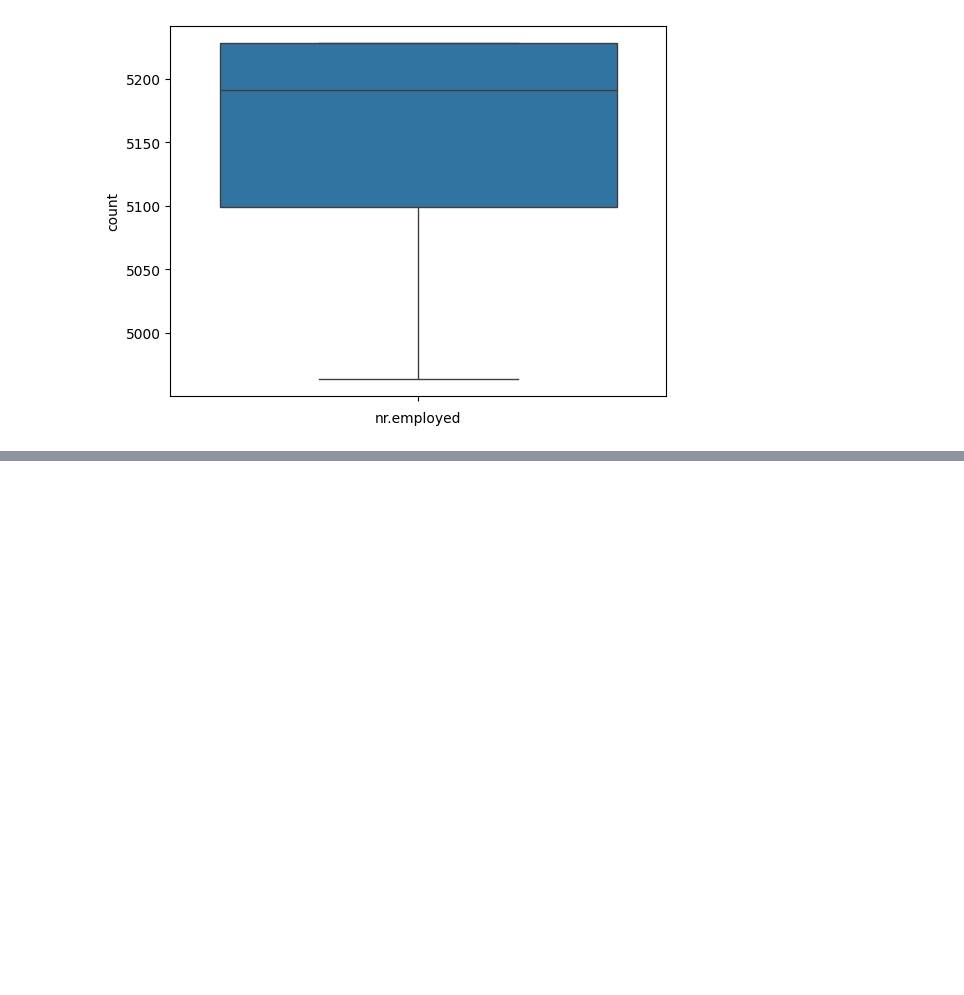
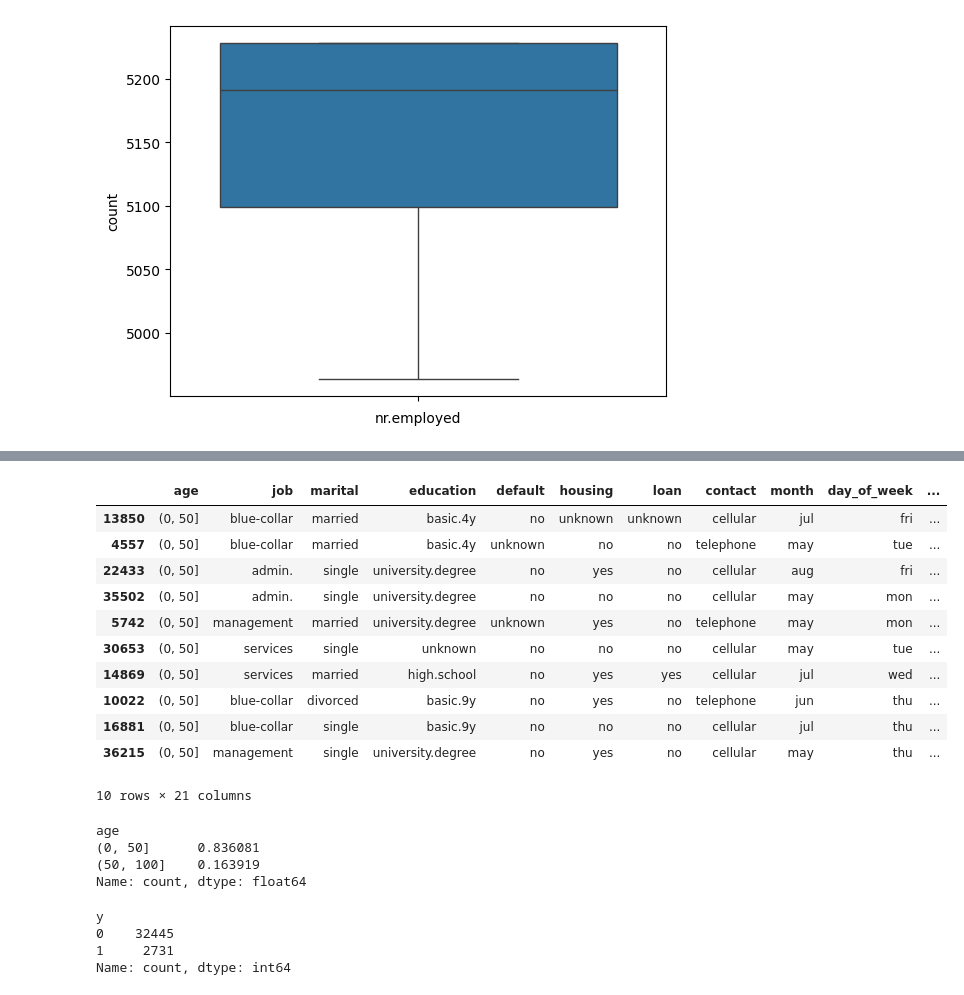
Before and after one commit to saptarshidas219/ML_Prog, a Jupyter notebook: logisticsR.ipynb, the cells around one changed output, grey strips where cells are left out. Cells and saved outputs as stored; diff of their text form; code cells hidden in the pictures; blank space fills up the shorter version.

```diff
--- a/logisticsR.ipynb
+++ b/logisticsR.ipynb
@@ -115,0 +166,38 @@ for col in data.columns:
+# %%
+
+data['y']=data['y'].astype('category')
+data['age']=data['age'].astype('int')
+# %%
+bins = [0,50,100]
+data['age'] = pd.cut(data['age'],bins)
+# %%
+data['age'] = data.age.astype(str)
+# %%
+data.sample(10)
+# %% [output]
+|  | age | job | marital | education | default | housing | loan | contact | month | day_of_week | ... |
+| 13850 | (0, 50] | blue-collar | married | basic.4y | no | unknown | unknown | cellular | jul | fri | ... |
+| 4557 | (0, 50] | blue-collar | married | basic.4y | unknown | no | no | telephone | may | tue | ... |
+| 22433 | (0, 50] | admin. | single | university.degree | no | yes | no | cellular | aug | fri | ... |
+| 35502 | (0, 50] | admin. | single | university.degree | no | no | no | cellular | may | mon | ... |
+| 5742 | (0, 50] | management | married | university.degree | unknown | yes | no | telephone | may | mon | ... |
+| 30653 | (0, 50] | services | single | unknown | no | no | no | cellular | may | tue | ... |
+| 14869 | (0, 50] | services | married | high.school | no | yes | yes | cellular | jul | wed | ... |
+| 10022 | (0, 50] | blue-collar | divorced | basic.9y | no | yes | no | telephone | jun | thu | ... |
+| 16881 | (0, 50] | blue-collar | single | basic.9y | no | no | no | cellular | jul | thu | ... |
+| 36215 | (0, 50] | management | single | university.degree | no | yes | no | cellular | may | thu | ... |
+10 rows × 21 columns
+# %%
+data['age'].value_counts()/len(data['age'])
+# %% [output]
+age
+(0, 50]      0.836081
+(50, 100]    0.163919
+Name: count, dtype: float64
+# %%
+data.y.value_counts()
+# %% [output]
+y
+0    32445
+1     2731
+Name: count, dtype: int64
```
Also changed, not shown: parts of 18 cells of this notebook.
